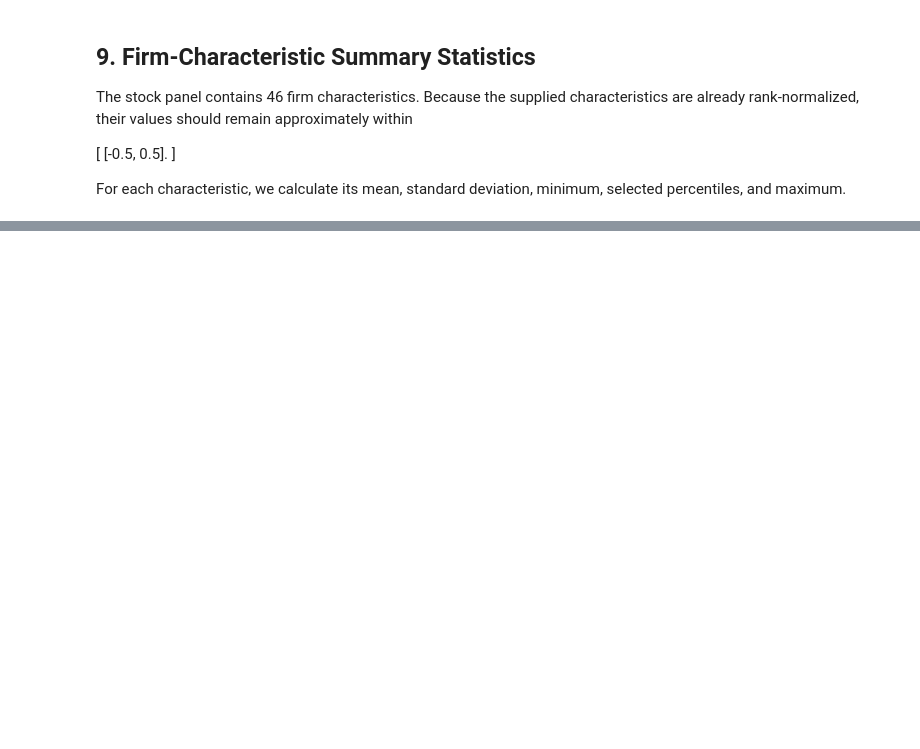
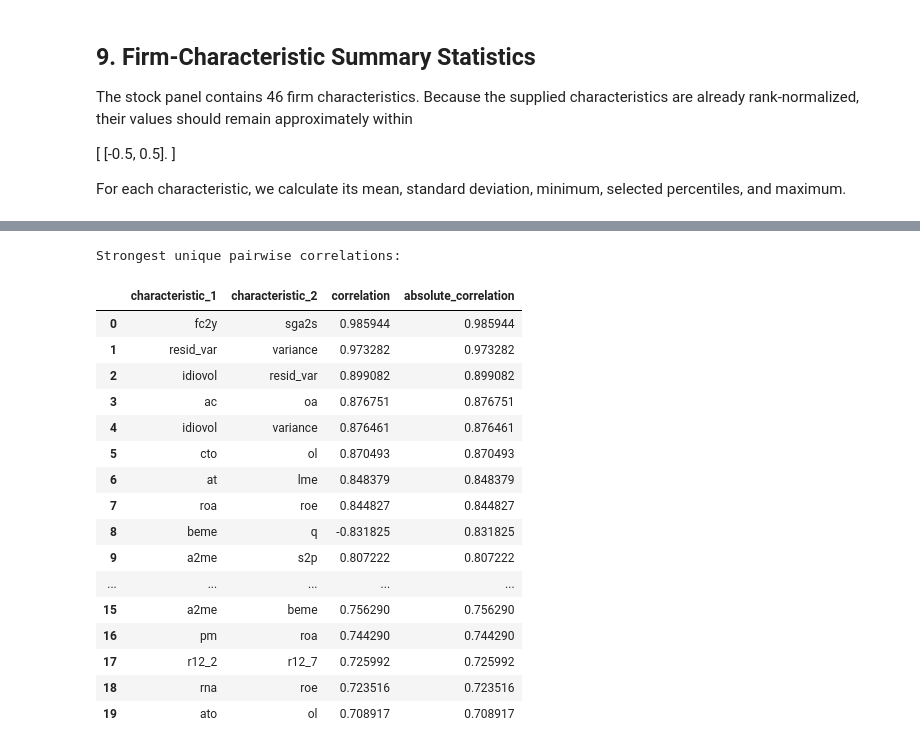
Before and after one commit to rezazamani2329/Deep-Learning-in-Asset-Pricing_-Replication-project, a Jupyter notebook: notebooks/02_exploratory_analysis.ipynb, the cells around one changed output, grey strips where cells are left out. Drawn from its saved outputs; the diff is of its cells as text; code cells hidden in the pictures; blank space fills up the shorter version.

Commit message:
Complete exploratory data analysis

```diff
--- a/notebooks/02_exploratory_analysis.ipynb
+++ b/notebooks/02_exploratory_analysis.ipynb
@@ -357,0 +917,47 @@ display(stacked_corr.head(20).to_frame("absolute_correlation"))
+# %%
+# 12B. Identify the strongest unique pairwise correlations
+
+corr_pairs = []
+
+for i, col1 in enumerate(characteristic_cols):
+    for j in range(i + 1, len(characteristic_cols)):
+        col2 = characteristic_cols[j]
+
+        correlation = char_corr.loc[col1, col2]
+
+        corr_pairs.append({
+            "characteristic_1": col1,
+            "characteristic_2": col2,
+            "correlation": correlation,
+            "absolute_correlation": abs(correlation),
+        })
+
+corr_pairs = pd.DataFrame(corr_pairs)
+
+corr_pairs = corr_pairs.sort_values(
+    "absolute_correlation",
+    ascending=False
+).reset_index(drop=True)
+
+print("Strongest unique pairwise correlations:")
+
+display(corr_pairs.head(20))
+# %% [output]
+Strongest unique pairwise correlations:
+|  | characteristic_1 | characteristic_2 | correlation | absolute_correlation |
+| 0 | fc2y | sga2s | 0.985944 | 0.985944 |
+| 1 | resid_var | variance | 0.973282 | 0.973282 |
+| 2 | idiovol | resid_var | 0.899082 | 0.899082 |
+| 3 | ac | oa | 0.876751 | 0.876751 |
+| 4 | idiovol | variance | 0.876461 | 0.876461 |
+| 5 | cto | ol | 0.870493 | 0.870493 |
+| 6 | at | lme | 0.848379 | 0.848379 |
+| 7 | roa | roe | 0.844827 | 0.844827 |
+| 8 | beme | q | -0.831825 | 0.831825 |
+| 9 | a2me | s2p | 0.807222 | 0.807222 |
+| ... | ... | ... | ... | ... |
+| 15 | a2me | beme | 0.756290 | 0.756290 |
+| 16 | pm | roa | 0.744290 | 0.744290 |
+| 17 | r12_2 | r12_7 | 0.725992 | 0.725992 |
+| 18 | rna | roe | 0.723516 | 0.723516 |
+| 19 | ato | ol | 0.708917 | 0.708917 |
```
Also changed, not shown: parts of 60 cells of this notebook, 8 other files.
